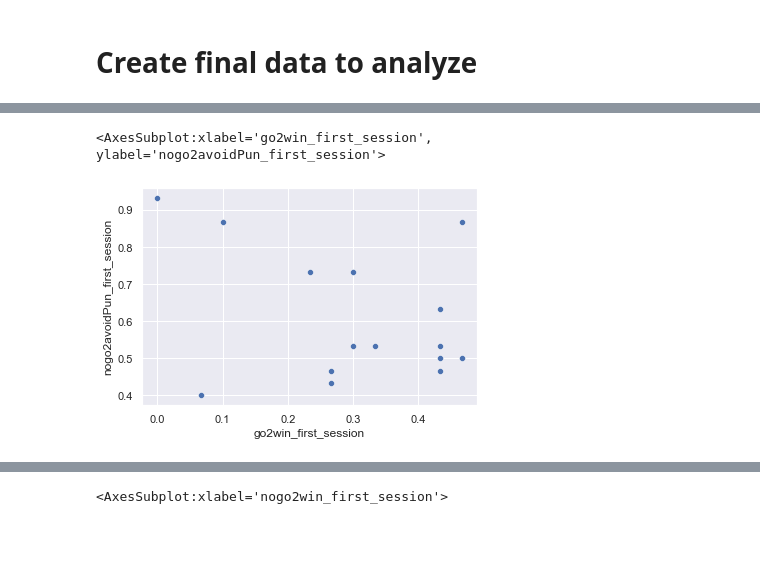
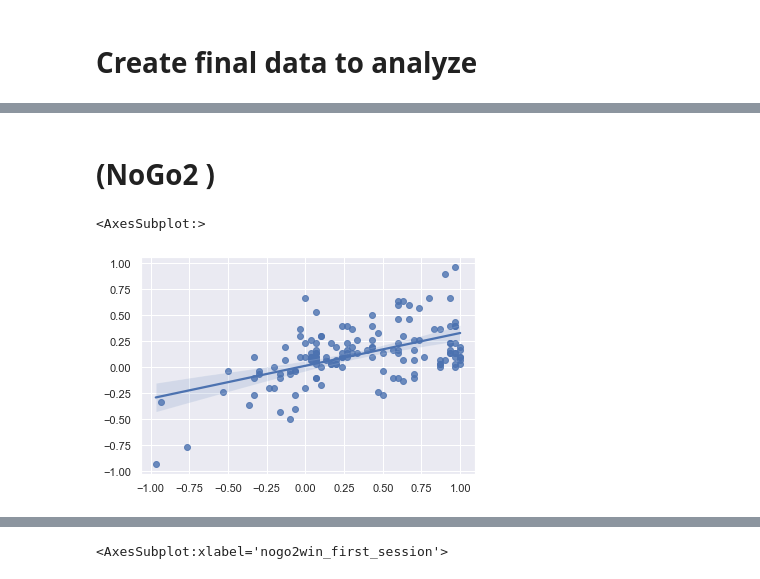
Before and after one commit to Sepsad/Interindividual-differences-in-Learning-to-Act-or-Avoid, a Jupyter notebook: First_session.ipynb, the cells around one changed output, grey strips where cells are left out. Saved outputs shown, nothing was run; the diff lists cells and outputs as text; code cells hidden in the pictures; blank space fills up the shorter version.

Commit message:
first session update

```diff
--- a/First_session.ipynb
+++ b/First_session.ipynb
@@ -163,5 +188,8 @@ below_50_g2w_df.shape
+# %% [markdown]
+# (NoGo2 )
 # %%
-sns.scatterplot( x = 'go2win_first_session', y = 'nogo2avoidPun_first_session', data = below_50_g2w_df)
+sns.regplot( x = -(final_performace_data['nogo2win_first_session'] - final_performace_data['go2win_first_session']),
+             y = -(final_performace_data['nogo2avoidPun_first_session'] - final_performace_data['go2win_first_session']))
 # %% [output]
-<AxesSubplot:xlabel='go2win_first_session', ylabel='nogo2avoidPun_first_session'>
+<AxesSubplot:>
-[figure, old version]
+[figure, new version]
```
Also changed, not shown: parts of 9 cells of this notebook.
